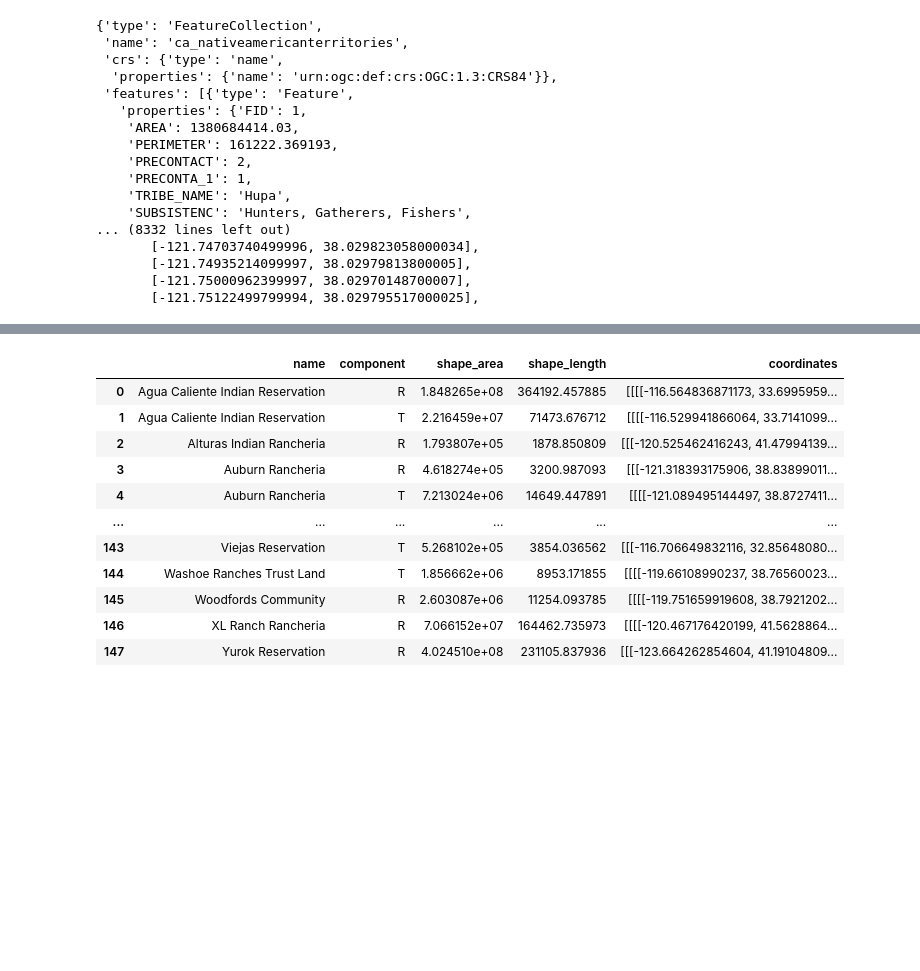
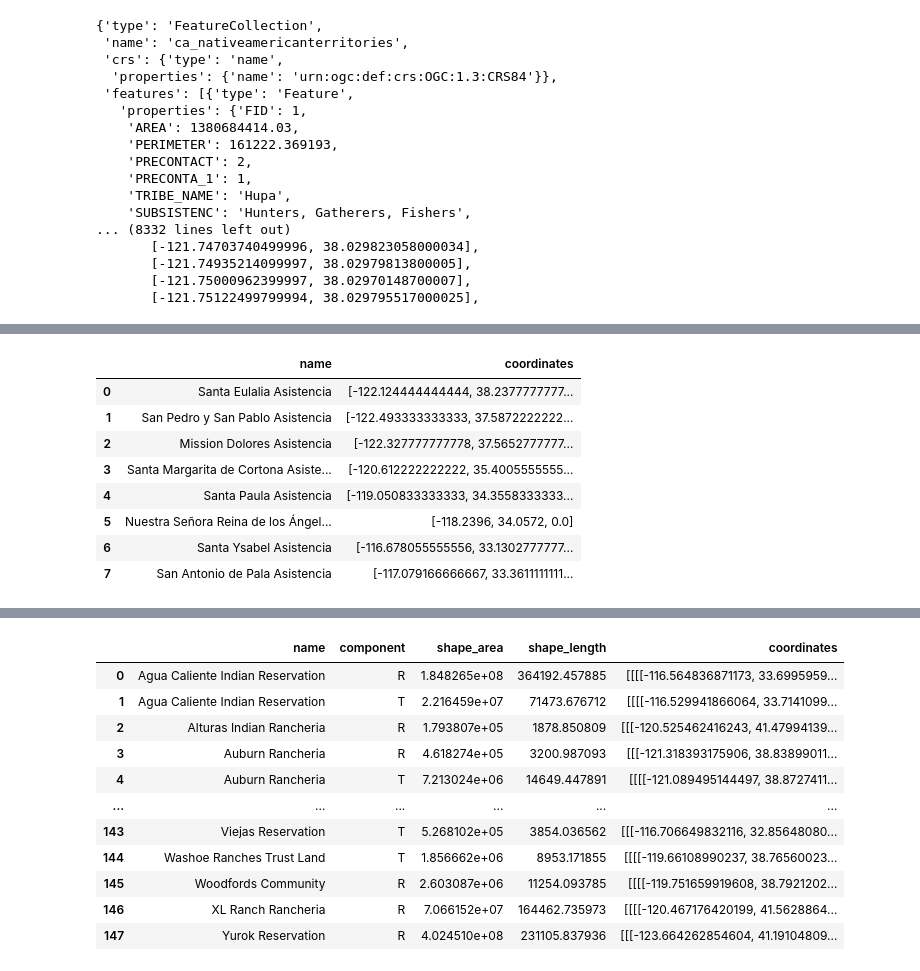
Before and after one commit to Project-3-EDA-ETL-API-Visualizations/project_home, a Jupyter notebook: notebook.ipynb, the cells around one changed output, grey strips where cells are left out. Cells and saved outputs as stored; diff of their text form; code cells hidden in the pictures; blank space fills up the shorter version.

```diff
--- a/notebook.ipynb
+++ b/notebook.ipynb
@@ -58,0 +108,4 @@ historical_data
+# %%
+# import Asistencias geoJSON
+with open('Resources/Asistencias.geojson') as f:
+    asistencias_data=json.load(f)
@@ -58,0 +132,17 @@ historical_data
+# %%
+#create asistencias_df
+asistencias_df = pd.DataFrame({
+    "name": [feature["properties"]["Name"] for feature in asistencias_data["features"]],
+    "coordinates": [feature["geometry"]["coordinates"] for feature in asistencias_data["features"]]
+})
+asistencias_df
+# %% [output]
+|  | name | coordinates |
+| 0 | Santa Eulalia Asistencia | [-122.124444444444, 38.2377777777... |
+| 1 | San Pedro y San Pablo Asistencia | [-122.493333333333, 37.5872222222... |
+| 2 | Mission Dolores Asistencia | [-122.327777777778, 37.5652777777... |
+| 3 | Santa Margarita de Cortona Asiste... | [-120.612222222222, 35.4005555555... |
+| 4 | Santa Paula Asistencia | [-119.050833333333, 34.3558333333... |
+| 5 | Nuestra Señora Reina de los Ángel... | [-118.2396, 34.0572, 0.0] |
+| 6 | Santa Ysabel Asistencia | [-116.678055555556, 33.1302777777... |
+| 7 | San Antonio de Pala Asistencia | [-117.079166666667, 33.3611111111... |
```
Also changed, not shown: parts of 11 cells of this notebook, 10 other files.
